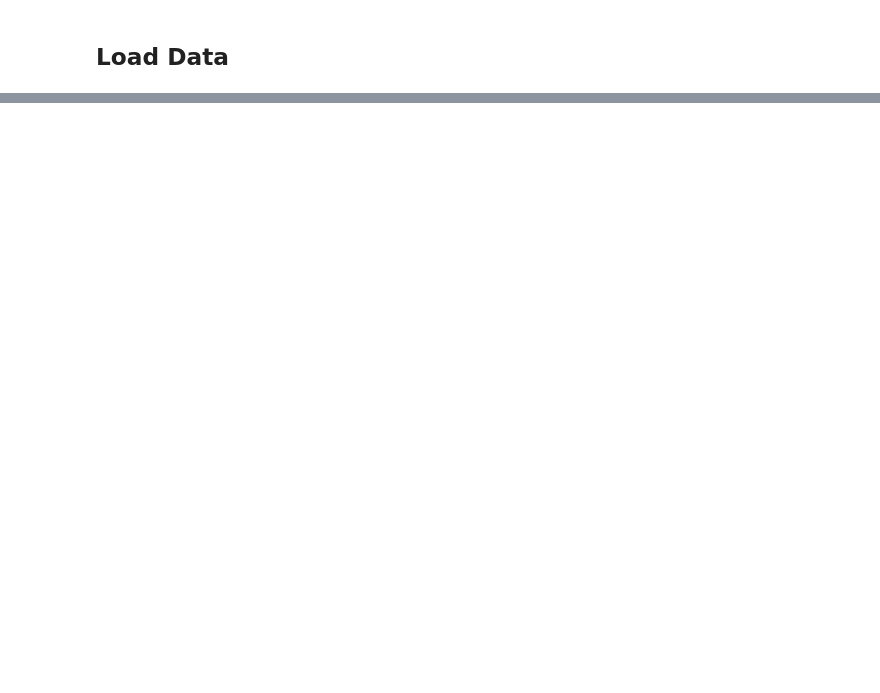
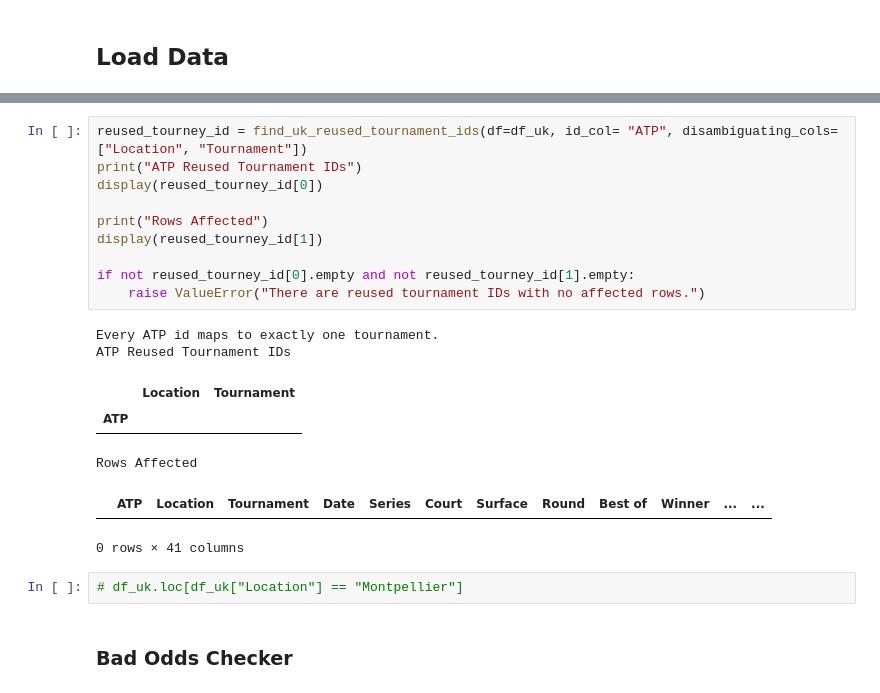
Before and after one commit to nick-benelli/Tennis-Data-Pipeline, a Jupyter notebook: notebooks/cleaning/uk-data-cleaning.ipynb, the cells around one changed output, grey strips where cells are left out. Saved outputs shown, nothing was run; the diff lists cells and outputs as text; blank space fills up the shorter version.

```diff
--- a/notebooks/cleaning/uk-data-cleaning.ipynb
+++ b/notebooks/cleaning/uk-data-cleaning.ipynb
@@ -277,0 +132,22 @@ print(tournament_crosswalk)
+# %%
+reused_tourney_id = find_uk_reused_tournament_ids(df=df_uk, id_col= "ATP", disambiguating_cols=["Location", "Tournament"])
+print("ATP Reused Tournament IDs")
+display(reused_tourney_id[0])
+
+print("Rows Affected")
+display(reused_tourney_id[1])
+
+if not reused_tourney_id[0].empty and not reused_tourney_id[1].empty:
+    raise ValueError("There are reused tournament IDs with no affected rows.")
+# %% [output]
+Every ATP id maps to exactly one tournament.
+ATP Reused Tournament IDs
+|  | Location | Tournament |
+| ATP |  |  |
+Rows Affected
+|  | ATP | Location | Tournament | Date | Series | Court | Surface | Round | Best of | Winner | ... | ... |
+0 rows × 41 columns
+# %%
+# df_uk.loc[df_uk["Location"] == "Montpellier"]
+# %% [markdown]
+### Bad Odds Checker
```
Also changed, not shown: parts of 51 cells of this notebook, 19 other files.
